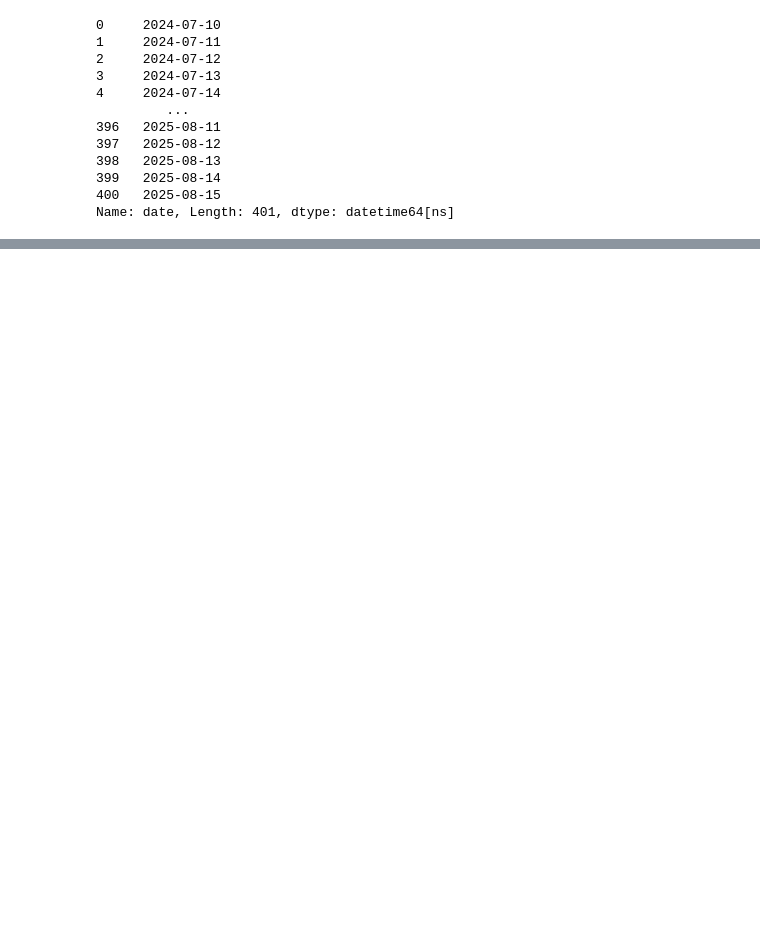
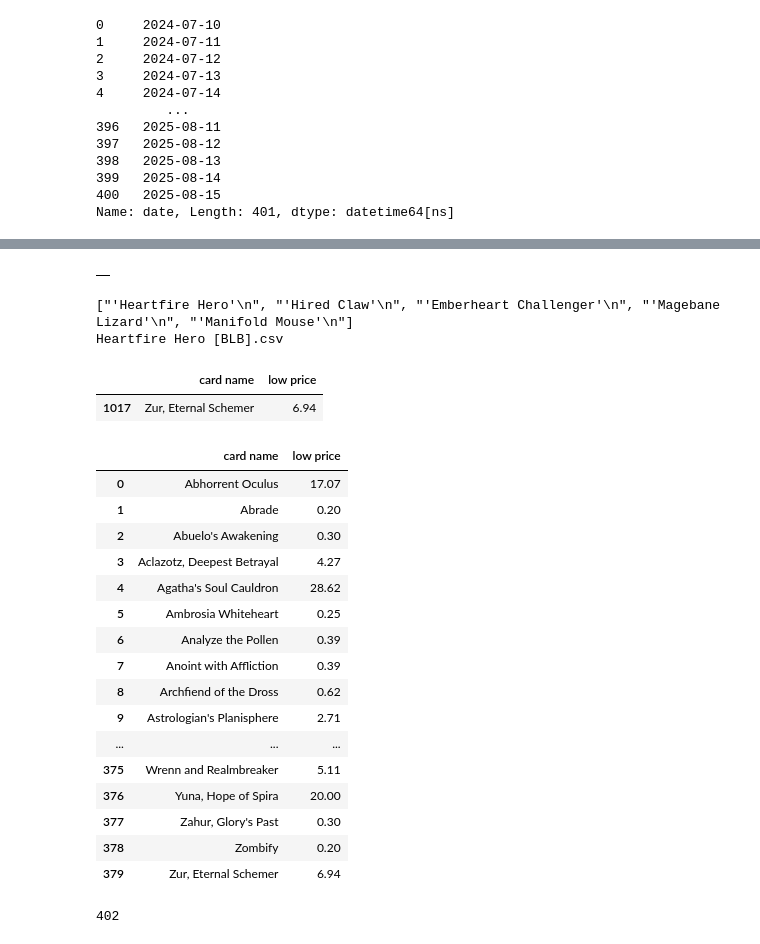
Before and after one commit to william-wilhoite/mtg-tournament-expenses, a Jupyter notebook: main.ipynb, the cells around one changed output, grey strips where cells are left out. Cells and saved outputs as stored; diff of their text form; code cells hidden in the pictures; blank space fills up the shorter version.

```diff
--- a/main.ipynb
+++ b/main.ipynb
@@ -171,6 +205,9 @@ Name: date, Length: 401, dtype: datetime64[ns]
 price_csv_dict = {}
 
 csv_list = os.listdir('../cardprices')
+for index, card_name in enumerate(card_list):
+    card_list[index] = card_name.strip().strip("'").strip()
+
 print(csv_list[0])
 print(card_list[0])
 # need to fix
@@ -197,0 +272,10 @@ price_csv_dict
+# %%
+low_price_df.head()
+# %% [output]
+|  |
+# %%
+print( card_list[0:5] )
+print( price_csv_dict[ card_list[0] ] )
+# %% [output]
+["'Heartfire Hero'\n", "'Hired Claw'\n", "'Emberheart Challenger'\n", "'Magebane Lizard'\n", "'Manifold Mouse'\n"]
+Heartfire Hero [BLB].csv
@@ -197,0 +284,43 @@ price_csv_dict
+# %%
+low_price_df = pd.DataFrame()
+
+# warnings.filterwarnings('ignore')
+
+for card_name, csv_file in price_csv_dict.items():
+  csv_path = f'../cardprices/{csv_file}'
+  prices_df   = pd.read_csv( csv_path, names = ['date', 'price'] )
+  prices_df.head()
+  card_row = low_price(card_name.strip().strip("'"), prices_df, start_date, end_date)
+  low_price_df = pd.concat( [low_price_df, card_row] )
+
+# warnings.resetwarnings()
+# %% [output]
+|  | card name | low price |
+| 1017 | Zur, Eternal Schemer | 6.94 |
+# %%
+low_price_df.reset_index(drop=True, inplace=True)
+# %%
+pd.options.display.max_rows = 500
+low_price_df
+# %% [output]
+|  | card name | low price |
+| 0 | Abhorrent Oculus | 17.07 |
+| 1 | Abrade | 0.20 |
+| 2 | Abuelo's Awakening | 0.30 |
+| 3 | Aclazotz, Deepest Betrayal | 4.27 |
+| 4 | Agatha's Soul Cauldron | 28.62 |
+| 5 | Ambrosia Whiteheart | 0.25 |
+| 6 | Analyze the Pollen | 0.39 |
+| 7 | Anoint with Affliction | 0.39 |
+| 8 | Archfiend of the Dross | 0.62 |
+| 9 | Astrologian's Planisphere | 2.71 |
+| ... | ... | ... |
+| 375 | Wrenn and Realmbreaker | 5.11 |
+| 376 | Yuna, Hope of Spira | 20.00 |
+| 377 | Zahur, Glory's Past | 0.30 |
+| 378 | Zombify | 0.20 |
+| 379 | Zur, Eternal Schemer | 6.94 |
+# %%
+len(card_list)
+# %% [output]
+402
```
Also changed, not shown: parts of 23 cells of this notebook, 3 other files.
